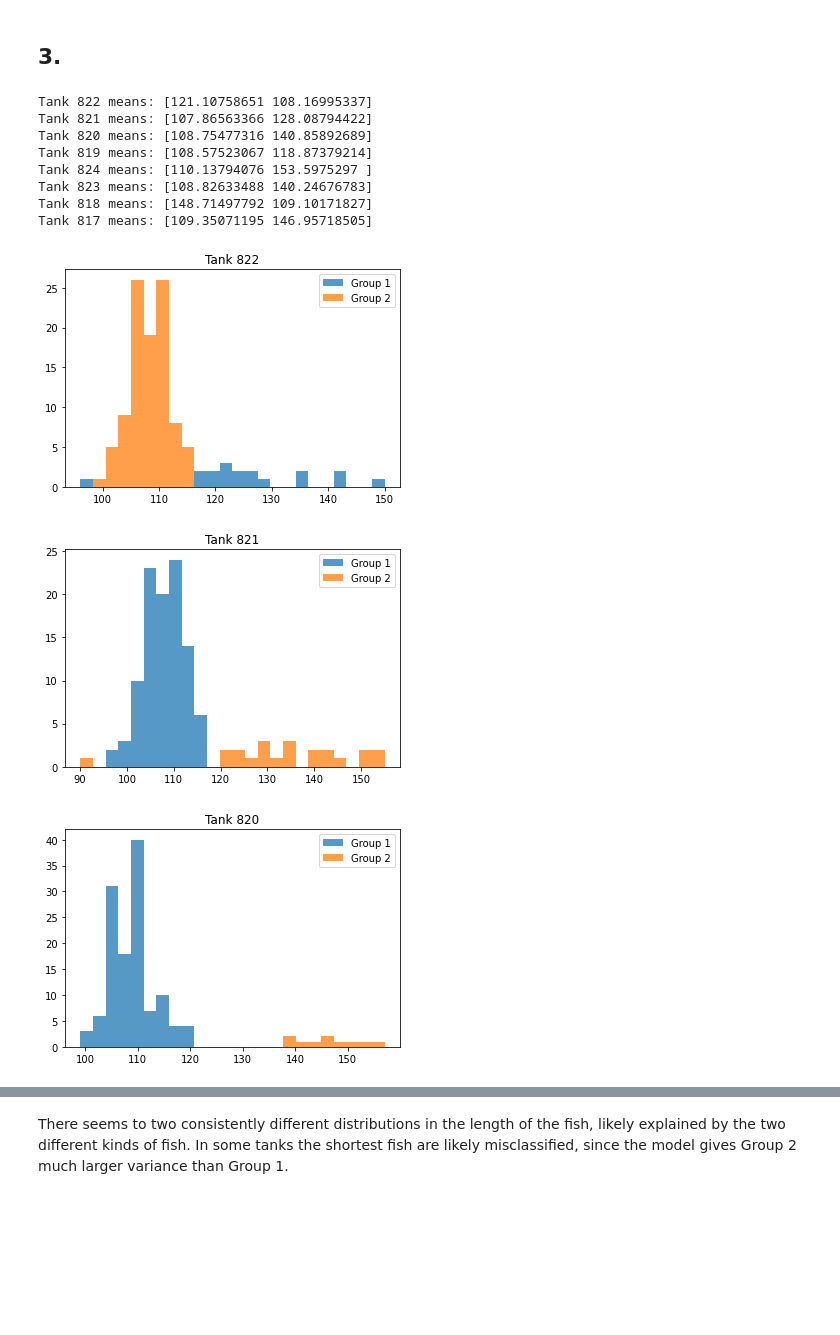
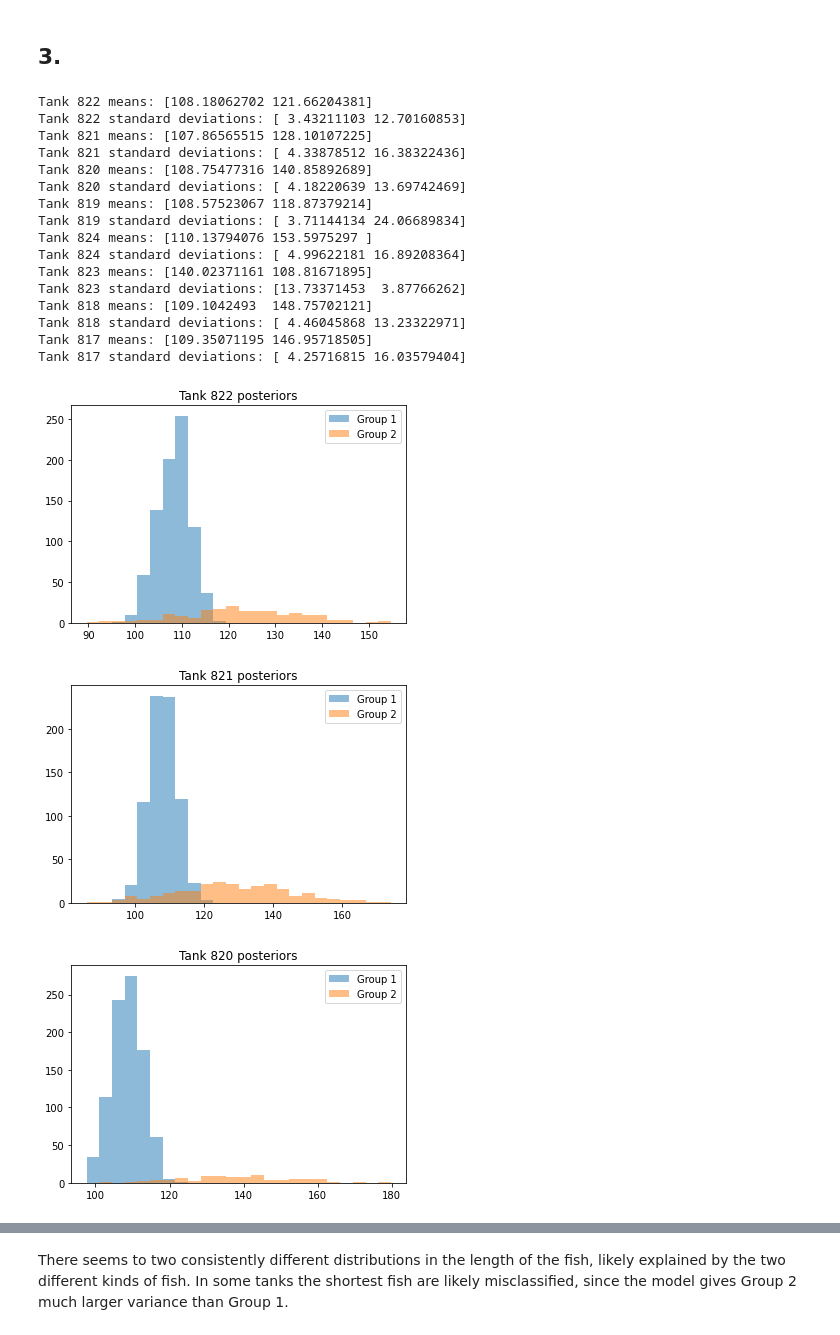
Before and after one commit to AnttiHaerkoenen/BAY1, a Jupyter notebook: exercise_5.ipynb, the cells around one changed output, grey strips where cells are left out. Drawn from its saved outputs; the diff is of its cells as text; code cells hidden in the pictures; blank space fills up the shorter version.

```diff
--- a/exercise_5.ipynb
+++ b/exercise_5.ipynb
@@ -104,35 +104,44 @@ Some plots are multimodal which is expected as there are different clusters.
 # %%
 import numpy as np
 import pandas as pd
 import matplotlib.pyplot as plt
 from sklearn import mixture
 
 data = pd.read_csv('fish.csv', sep=';')
 
 for allas in data.Allas.unique():
     tank = data.loc[data.Allas == allas].copy()
     model = mixture.BayesianGaussianMixture(
         n_components=2,
     )
-    X = tank['Pituus'].values.reshape(-1, 1)
-    labels = model.fit_predict(X)
+    length = tank['Pituus'].values.reshape(-1, 1)
+    labels = model.fit_predict(length)
     print(f"Tank {allas} means: {model.means_.flatten()}")
-    length = X.flatten()
-    bins = np.linspace(length.min(), length.max(), 25)
-    plt.hist(length[labels == 0], bins=bins, alpha=0.75, label='Group 1')
-    plt.hist(length[labels == 1], bins=bins, alpha=0.75, label='Group 2')
-    plt.title(f"Tank {allas}")
+    print(f"Tank {allas} standard deviations: {np.sqrt(model.covariances_.flatten())}")
+    X, y = model.sample(1000)
+    bins = np.linspace(X.min(), X.max(), 25)
+    plt.hist(X[y == 0], bins=bins, alpha=0.5, label='Group 1')
+    plt.hist(X[y == 1], bins=bins, alpha=0.5, label='Group 2')
+    plt.title(f"Tank {allas} posteriors")
     plt.legend(loc='upper right')
     plt.show()
 # %% [output]
-Tank 822 means: [121.10758651 108.16995337]
-Tank 821 means: [107.86563366 128.08794422]
+Tank 822 means: [108.18062702 121.66204381]
+Tank 822 standard deviations: [ 3.43211103 12.70160853]
+Tank 821 means: [107.86565515 128.10107225]
+Tank 821 standard deviations: [ 4.33878512 16.38322436]
 Tank 820 means: [108.75477316 140.85892689]
+Tank 820 standard deviations: [ 4.18220639 13.69742469]
 Tank 819 means: [108.57523067 118.87379214]
+Tank 819 standard deviations: [ 3.71144134 24.06689834]
 Tank 824 means: [110.13794076 153.5975297 ]
-Tank 823 means: [108.82633488 140.24676783]
-Tank 818 means: [148.71497792 109.10171827]
+Tank 824 standard deviations: [ 4.99622181 16.89208364]
+Tank 823 means: [140.02371161 108.81671895]
+Tank 823 standard deviations: [13.73371453  3.87766262]
+Tank 818 means: [109.1042493  148.75702121]
+Tank 818 standard deviations: [ 4.46045868 13.23322971]
 Tank 817 means: [109.35071195 146.95718505]
+Tank 817 standard deviations: [ 4.25716815 16.03579404]
-[figure, old version]
+[figure, new version]
-[figure, old version]
+[figure, new version]
-[figure, old version]
+[figure, new version]
```
Also changed, not shown: parts of 1 cell of this notebook.
